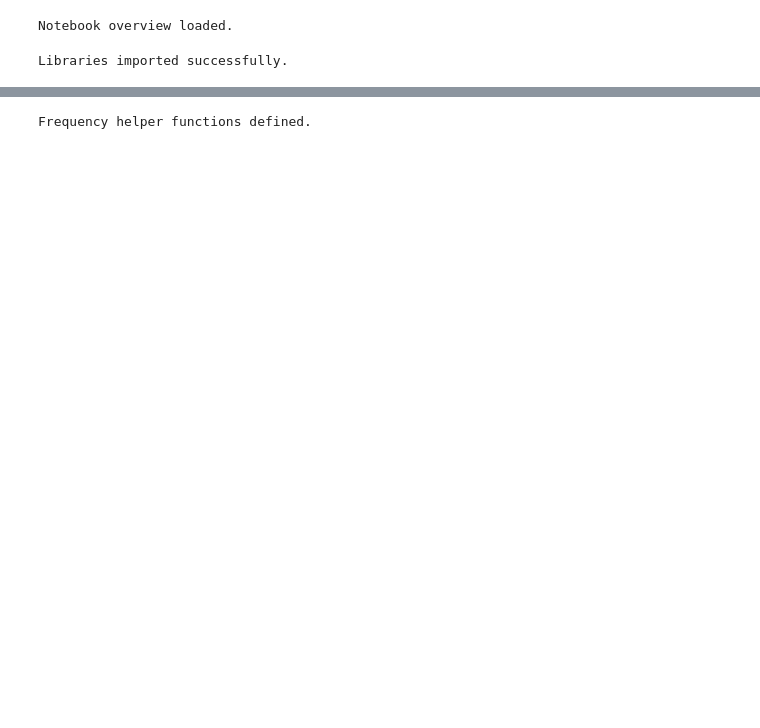
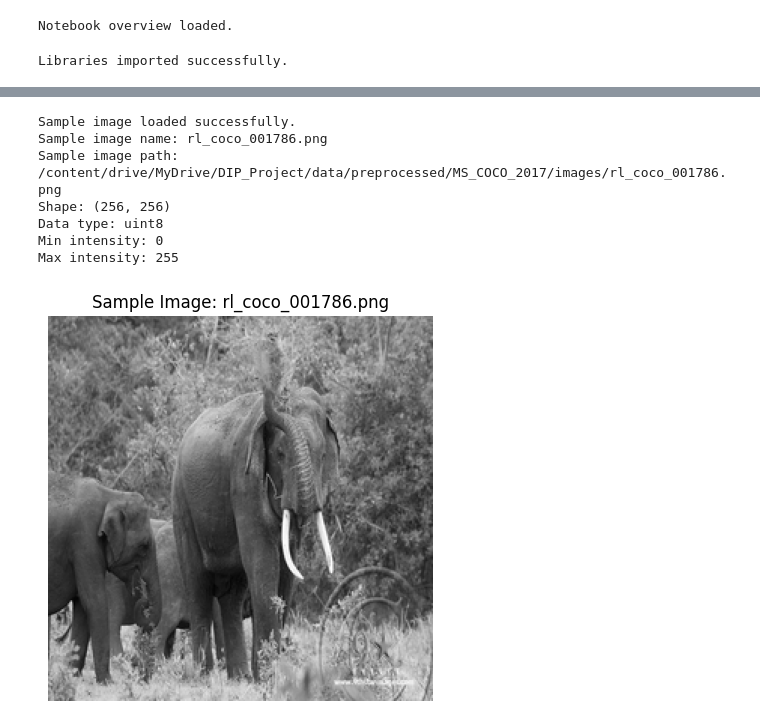
Before and after one commit to pgailinas/dip-ai-image-detection, a Jupyter notebook: notebooks/04C_Extract_Frequency_Features.ipynb, the cells around one changed output, grey strips where cells are left out. Cells and saved outputs as stored; diff of their text form; code cells hidden in the pictures; blank space fills up the shorter version.

```diff
--- a/notebooks/04C_Extract_Frequency_Features.ipynb
+++ b/notebooks/04C_Extract_Frequency_Features.ipynb
@@ -428,3 +327,33 @@ Std: 0.13999633491039276
+# %%
+# ============================================
+# Cell 4: Load Sample Image and Verify Properties
+# ============================================
+
+sample_image = Image.open(SAMPLE_IMAGE_PATH)
+sample_array = np.array(sample_image)
+
+print("Sample image loaded successfully.")
+print(f"Sample image name: {SAMPLE_IMAGE_NAME}")
+print(f"Sample image path: {SAMPLE_IMAGE_PATH}")
+print(f"Shape: {sample_array.shape}")
+print(f"Data type: {sample_array.dtype}")
+print(f"Min intensity: {sample_array.min()}")
+print(f"Max intensity: {sample_array.max()}")
+
+plt.figure(figsize=(5, 5))
+plt.imshow(sample_array, cmap="gray")
+plt.title(f"Sample Image: {SAMPLE_IMAGE_NAME}")
+plt.axis("off")
+plt.show()
+# %% [output]
+Sample image loaded successfully.
+Sample image name: rl_coco_001786.png
+Sample image path: /content/drive/MyDrive/DIP_Project/data/preprocessed/MS_COCO_2017/images/rl_coco_001786.png
+Shape: (256, 256)
+Data type: uint8
+Min intensity: 0
+Max intensity: 255
+[figure, added]
 # %%
 # ============================================
 # Cell 5: Frequency Feature Helper Functions
@@ -525,7 +454,6 @@ def extract_frequency_features(img):
 
     features = {
         "Low Frequency Energy Ratio": low_ratio,
-        "Mid Frequency Energy Ratio": mid_ratio,
         "High Frequency Energy Ratio": high_ratio,
         "Radial Mean": r_mean,
         "Radial Std": r_std,
@@ -536,10 +464,6 @@ def extract_frequency_features(img):
     }
 
     return features, log_mag, power, radial_vals
-
-print("Frequency helper functions defined.")
-# %% [output]
-Frequency helper functions defined.
 # %%
 # ============================================
 # Cell 6: Compute Frequency Components
```
Also changed, not shown: parts of 16 cells of this notebook.
